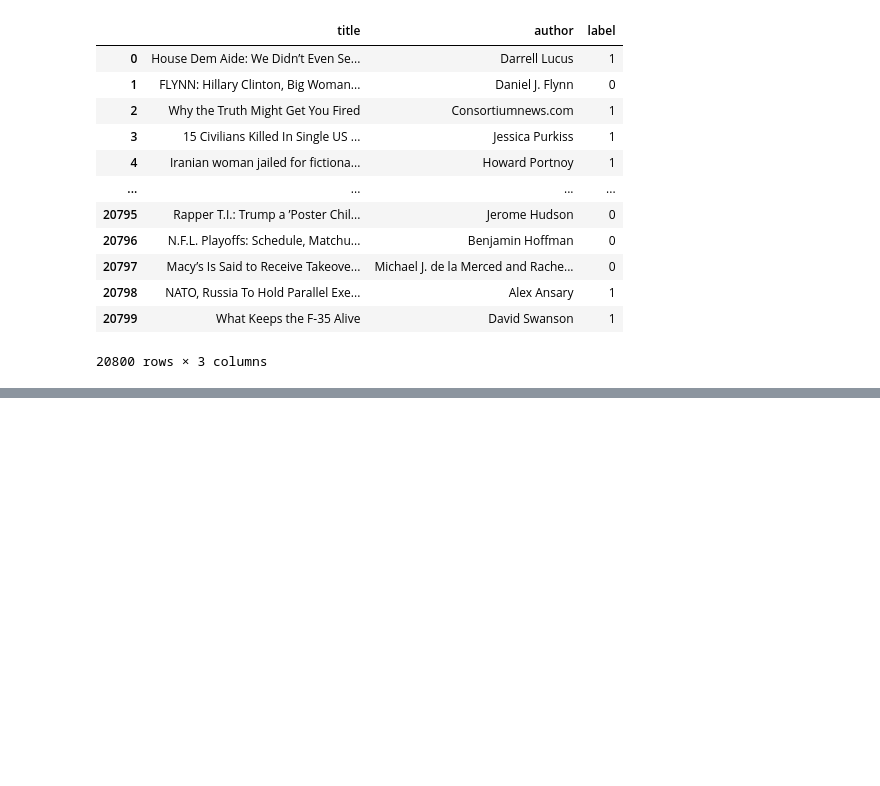
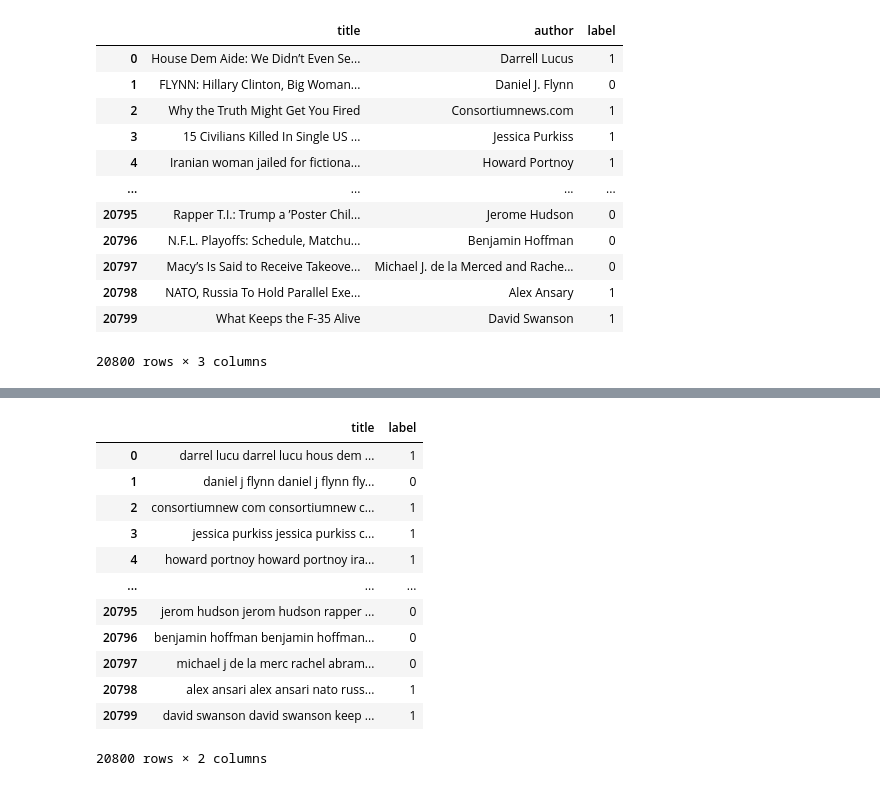
Before and after one commit to SinghYuvraj01/Fake-News-Detection, a Jupyter notebook: Code.ipynb, the cells around one changed output, grey strips where cells are left out. Cells and saved outputs as stored; diff of their text form; code cells hidden in the pictures; blank space fills up the shorter version.

```diff
--- a/Code.ipynb
+++ b/Code.ipynb
@@ -189,5 +134,0 @@ After tokeinzation , there comes the process of stop words removal , which are b
-# %%
-nltk.download('stopwords')
-from nltk.corpus import stopwords
-",".join(stopwords.words('english'))
-stopwords = set(stopwords.words('english'))
@@ -279,0 +164,15 @@ print(stopwords.words('english'))
+# %%
+ps = PorterStemmer()
+corpus = []
+for i in range(0, len(data)):
+    review = re.sub('[^a-zA-Z]', ' ', data['title'][i])
+    review = review.lower()
+    review = review.split()
+
+    review = [ps.stem(word) for word in review if not word in stopwords.words('english')]
+    review = ' '.join(review)
+    corpus.append(review)
+# %%
+processed_data = pd.DataFrame(corpus)
+processed_data.columns = ['content']
+processed_data
@@ -279,0 +193,17 @@ print(stopwords.words('english'))
+# %%
+data.title = processed_data.content # New processed data added
+data
+# %% [output]
+|  | title | label |
+| 0 | darrel lucu darrel lucu hous dem ... | 1 |
+| 1 | daniel j flynn daniel j flynn fly... | 0 |
+| 2 | consortiumnew com consortiumnew c... | 1 |
+| 3 | jessica purkiss jessica purkiss c... | 1 |
+| 4 | howard portnoy howard portnoy ira... | 1 |
+| ... | ... | ... |
+| 20795 | jerom hudson jerom hudson rapper ... | 0 |
+| 20796 | benjamin hoffman benjamin hoffman... | 0 |
+| 20797 | michael j de la merc rachel abram... | 0 |
+| 20798 | alex ansari alex ansari nato russ... | 1 |
+| 20799 | david swanson david swanson keep ... | 1 |
+20800 rows × 2 columns
```
Also changed, not shown: parts of 21 cells of this notebook.
